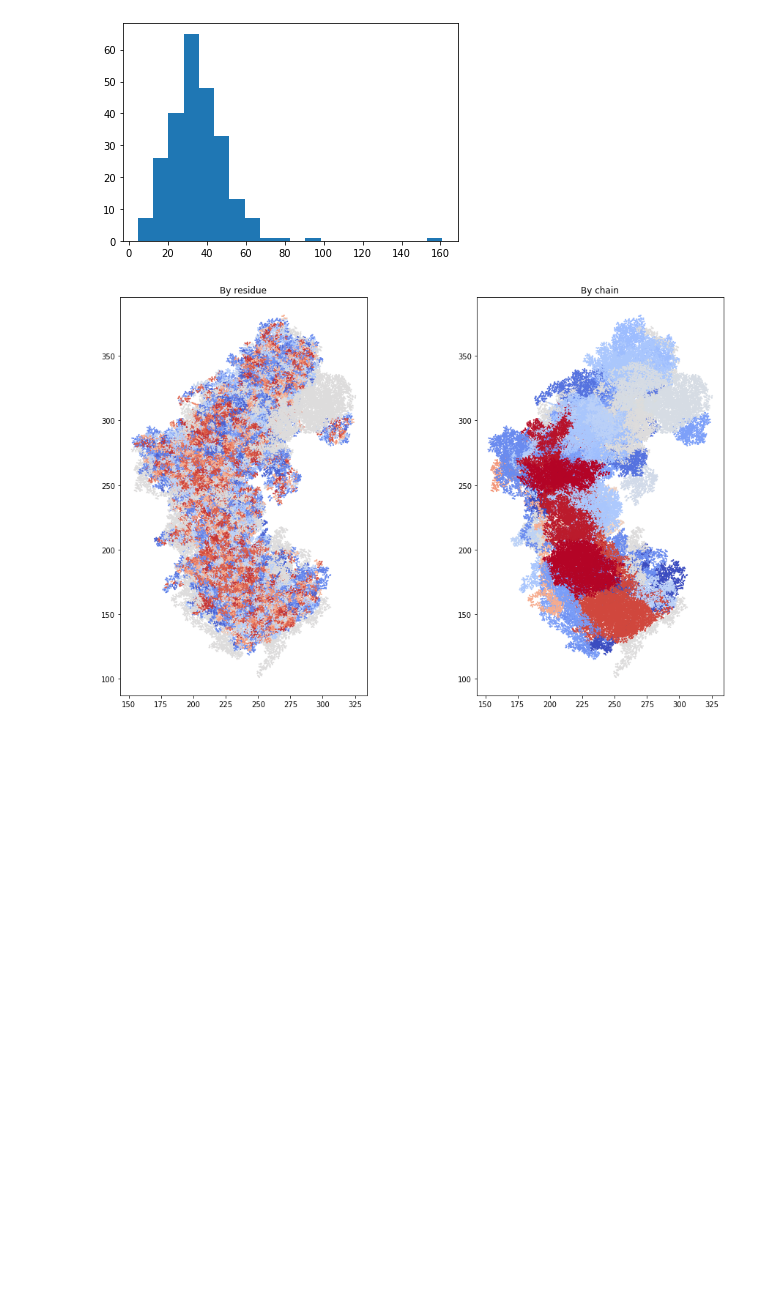
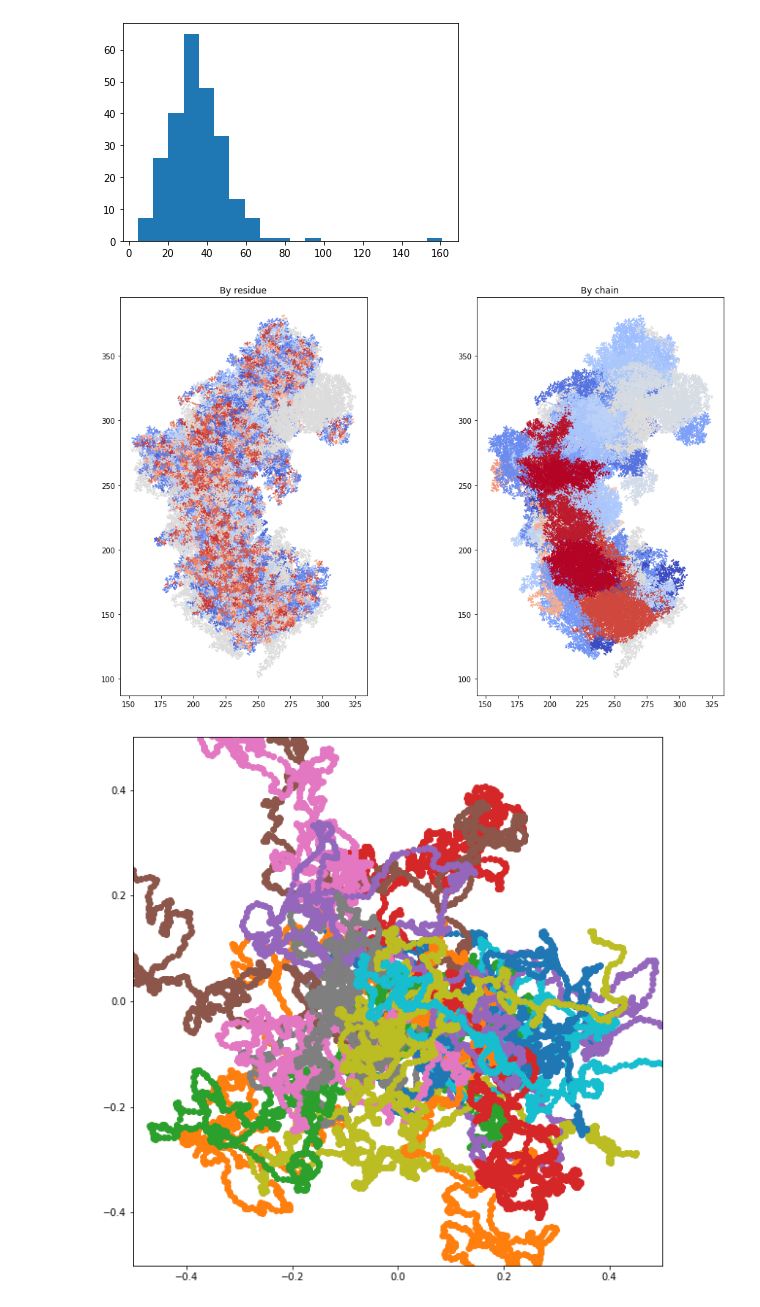
Before and after one commit to justgos/spatial-cell, a Jupyter notebook: universe-config/complexification-config.ipynb, the cells around one changed output. Cells and saved outputs as stored; diff of their text form; code cells hidden in the pictures; blank space fills up the shorter version.

```diff
--- a/universe-config/complexification-config.ipynb
+++ b/universe-config/complexification-config.ipynb
@@ -388,7 +388,7 @@ for i, s in enumerate(approximating_spheres):
     'type': type_id + 1,
     'category': 'protein',
     'name': 'Part of {0}'.format(entity['structure'].id[1:]),
-    'radius': float(s[3]) / 10000.0,
+    'radius': float(s[3]) / 10.0,
   })
   chain_ids.append(type_id + 1)
   type_id += 1
@@ -432,7 +432,7 @@ for i, js in sorted(minimal_interaction_map.items(), key=lambda x: x[0]):
       'firstPartnerType': chain_ids[i],
       'secondPartnerType': chain_ids[j],
       'relativeOrientation': relativeOrientation.tolist(),
-      'relativePosition': (delta / 10000.0).tolist(),
+      'relativePosition': (delta / 10.0).tolist(),
     })
     interaction_id += 1
 
@@ -462,7 +462,7 @@ complex_center = np.mean(approximating_spheres[:, :3], axis=0)
 for i, s in enumerate(approximating_spheres):
   complex_data['participants'].append({
     'type': chain_ids[i],
-    'position': ((approximating_spheres[i, :3] - complex_center) / 10000.0).tolist(),
+    'position': ((approximating_spheres[i, :3] - complex_center) / 10.0).tolist(),
     'rotation': np.array([0.0, 0.0, 0.0, 1.0]).tolist(),
   })
 
@@ -598,3 +598,24 @@ for i, c in enumerate(colors):
 # %%
 # Inferring functional topology
 # https://www.uniprot.org/uniprot/P19156
+# %%
+# Brownian motion test
+noise_scale = 0.005
+velocity_decay = 0.7
+
+fig, ax = plt.subplots(figsize=(16, 10))
+ax.set_aspect('equal')
+ax.set_xlim(-0.5, 0.5)
+ax.set_ylim(-0.5, 0.5)
+
+for s in range(20):
+  pos = np.array([0.0, 0.0])
+  vel = np.array([0.0, 0.0])
+  traj = np.array([pos])
+  for i in range(1000):
+    vel = vel * velocity_decay + (np.random.uniform(size=2) - 0.5) * 2 * noise_scale
+    pos += vel
+    traj = np.concatenate([traj, [pos]], axis=0)
+  ax.scatter(traj[:, 1], traj[:, 0])
+# %% [output]
+[figure, added]
```
Also changed, not shown: 14 other files.
